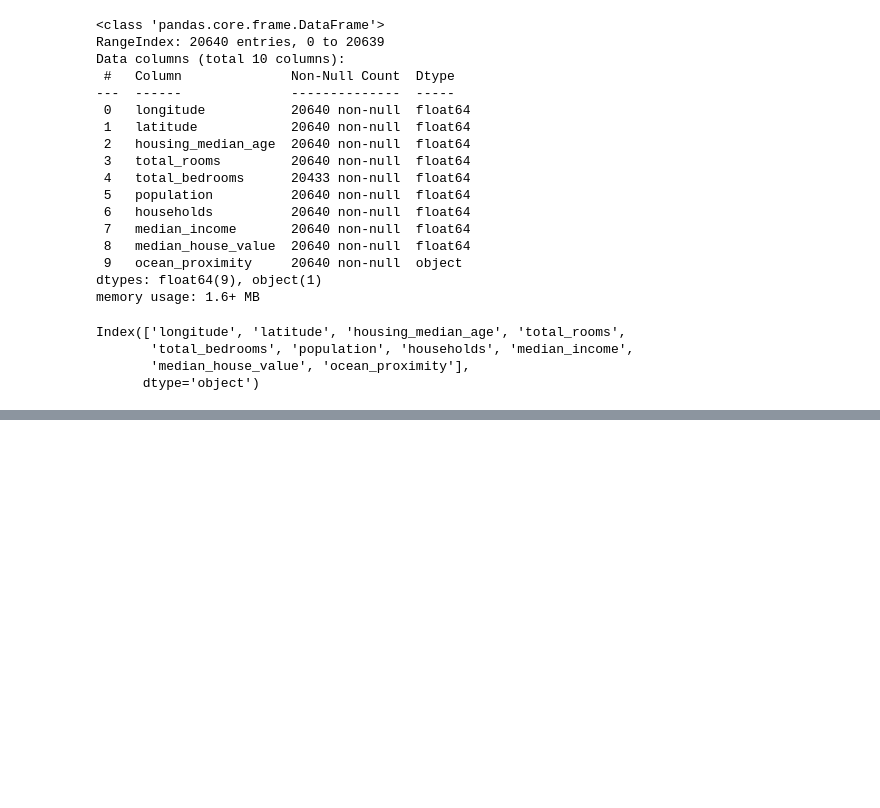
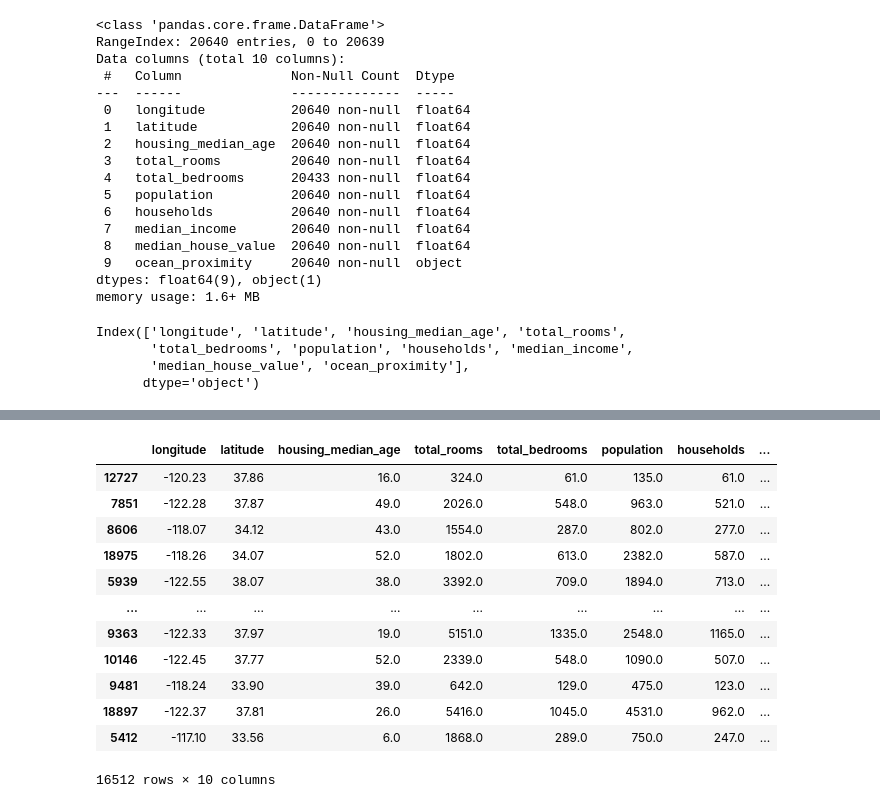
Before and after one commit to MertHasanAslan/Hands-On-Machine-Learning-with-Scikit-Learn-Keras-and-TensorFlow, a Jupyter notebook: main.ipynb, the cells around one changed output, grey strips where cells are left out. Cells and saved outputs as stored; diff of their text form; code cells hidden in the pictures; blank space fills up the shorter version.

```diff
--- a/main.ipynb
+++ b/main.ipynb
@@ -60,0 +97,27 @@ Index(['longitude', 'latitude', 'housing_median_age', 'total_rooms',
+# %%
+def shuffle_and_split_data(data, test_ratio):
+    test_ratio = test_ratio/100
+    shuffled_indices = np.random.permutation(len(data))
+    test_set_size = int(len(data) * test_ratio)
+    test_indices = shuffled_indices[:test_set_size]
+    train_indeces = shuffled_indices[test_set_size:]
+
+    return data.iloc[train_indeces], data.iloc[test_indices]
+# %%
+train_set, test_set = shuffle_and_split_data(housing, 20)
+# %%
+train_set
+# %% [output]
+|  | longitude | latitude | housing_median_age | total_rooms | total_bedrooms | population | households | ... |
+| 12727 | -120.23 | 37.86 | 16.0 | 324.0 | 61.0 | 135.0 | 61.0 | ... |
+| 7851 | -122.28 | 37.87 | 49.0 | 2026.0 | 548.0 | 963.0 | 521.0 | ... |
+| 8606 | -118.07 | 34.12 | 43.0 | 1554.0 | 287.0 | 802.0 | 277.0 | ... |
+| 18975 | -118.26 | 34.07 | 52.0 | 1802.0 | 613.0 | 2382.0 | 587.0 | ... |
+| 5939 | -122.55 | 38.07 | 38.0 | 3392.0 | 709.0 | 1894.0 | 713.0 | ... |
+| ... | ... | ... | ... | ... | ... | ... | ... | ... |
+| 9363 | -122.33 | 37.97 | 19.0 | 5151.0 | 1335.0 | 2548.0 | 1165.0 | ... |
+| 10146 | -122.45 | 37.77 | 52.0 | 2339.0 | 548.0 | 1090.0 | 507.0 | ... |
+| 9481 | -118.24 | 33.90 | 39.0 | 642.0 | 129.0 | 475.0 | 123.0 | ... |
+| 18897 | -122.37 | 37.81 | 26.0 | 5416.0 | 1045.0 | 4531.0 | 962.0 | ... |
+| 5412 | -117.10 | 33.56 | 6.0 | 1868.0 | 289.0 | 750.0 | 247.0 | ... |
+16512 rows × 10 columns
```
Also changed, not shown: parts of 9 cells of this notebook.
